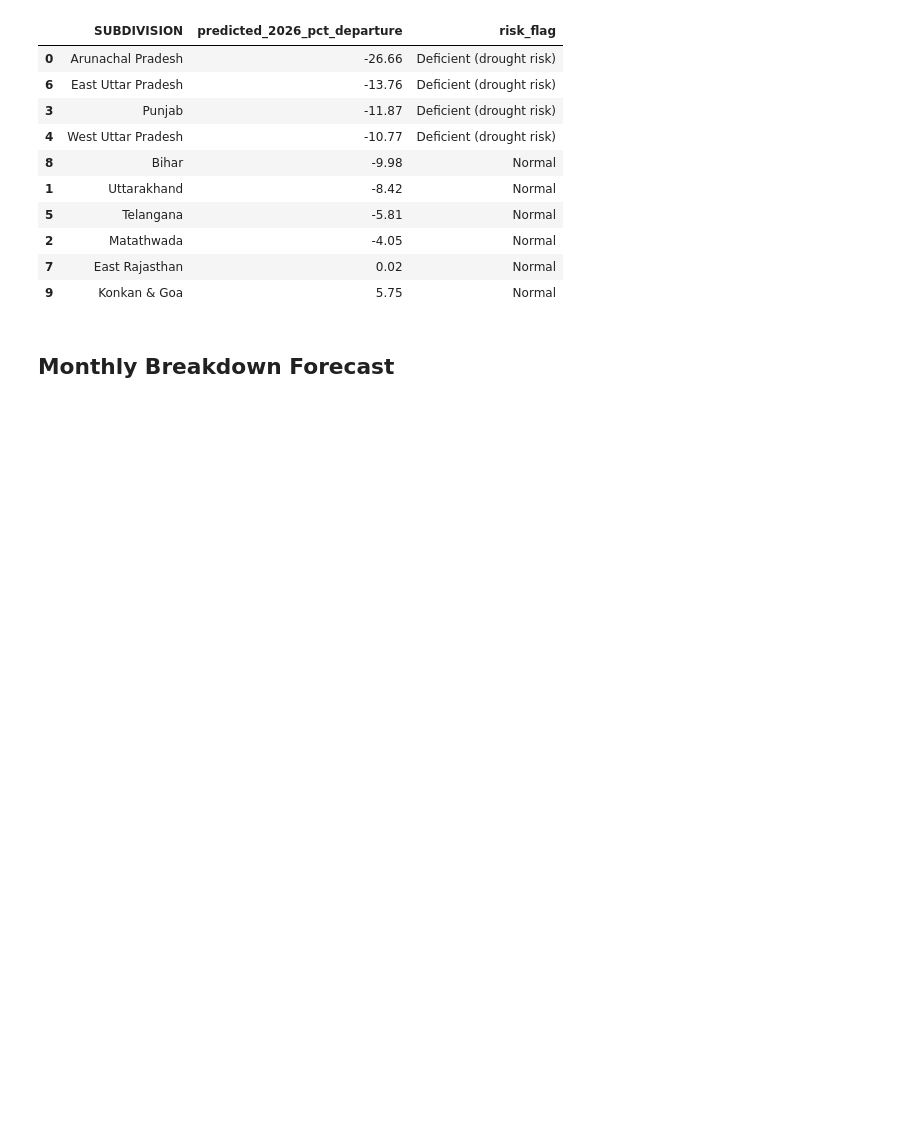
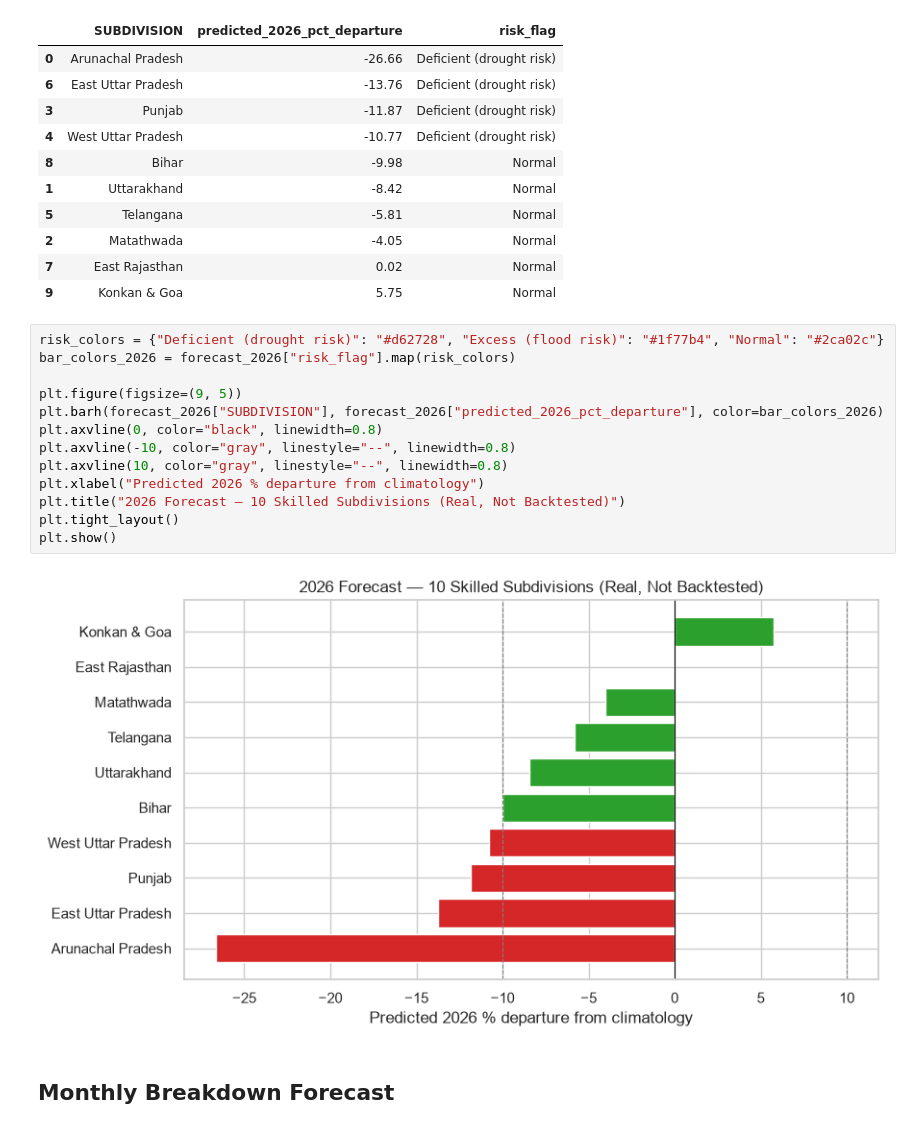
Before and after one commit to Tirumalashreya/monsoons-detection, a Jupyter notebook: notebooks/monsoon_prediction_pipeline.ipynb, the cells around one changed output. Cells and saved outputs as stored; diff of their text form; blank space fills up the shorter version.

```diff
--- a/notebooks/monsoon_prediction_pipeline.ipynb
+++ b/notebooks/monsoon_prediction_pipeline.ipynb
@@ -512,6 +605,21 @@ forecast_2026
 | 2 | Matathwada | -4.05 | Normal |
 | 7 | East Rajasthan | 0.02 | Normal |
 | 9 | Konkan & Goa | 5.75 | Normal |
+# %%
+risk_colors = {"Deficient (drought risk)": "#d62728", "Excess (flood risk)": "#1f77b4", "Normal": "#2ca02c"}
+bar_colors_2026 = forecast_2026["risk_flag"].map(risk_colors)
+
+plt.figure(figsize=(9, 5))
+plt.barh(forecast_2026["SUBDIVISION"], forecast_2026["predicted_2026_pct_departure"], color=bar_colors_2026)
+plt.axvline(0, color="black", linewidth=0.8)
+plt.axvline(-10, color="gray", linestyle="--", linewidth=0.8)
+plt.axvline(10, color="gray", linestyle="--", linewidth=0.8)
+plt.xlabel("Predicted 2026 % departure from climatology")
+plt.title("2026 Forecast — 10 Skilled Subdivisions (Real, Not Backtested)")
+plt.tight_layout()
+plt.show()
+# %% [output]
+[figure, added]
 # %% [markdown]
 ## Monthly Breakdown Forecast
 # %%
```
Also changed, not shown: parts of 6 cells of this notebook.
